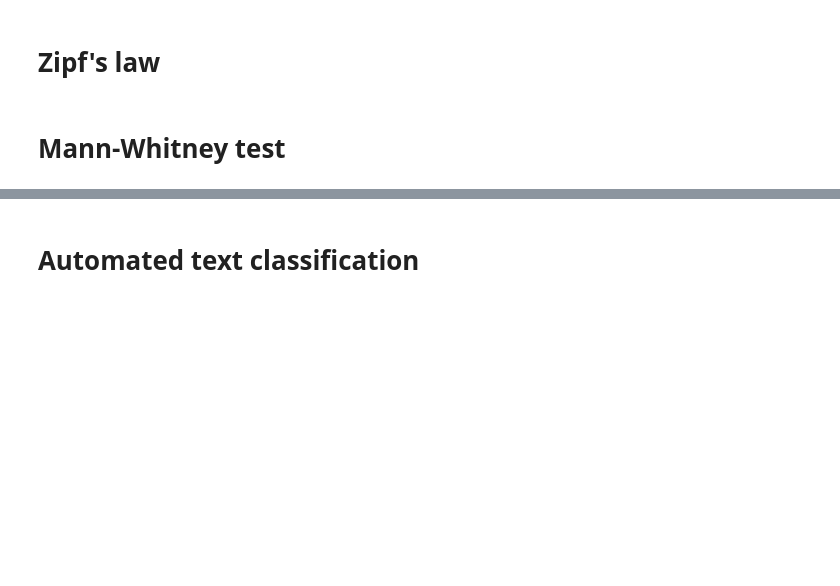
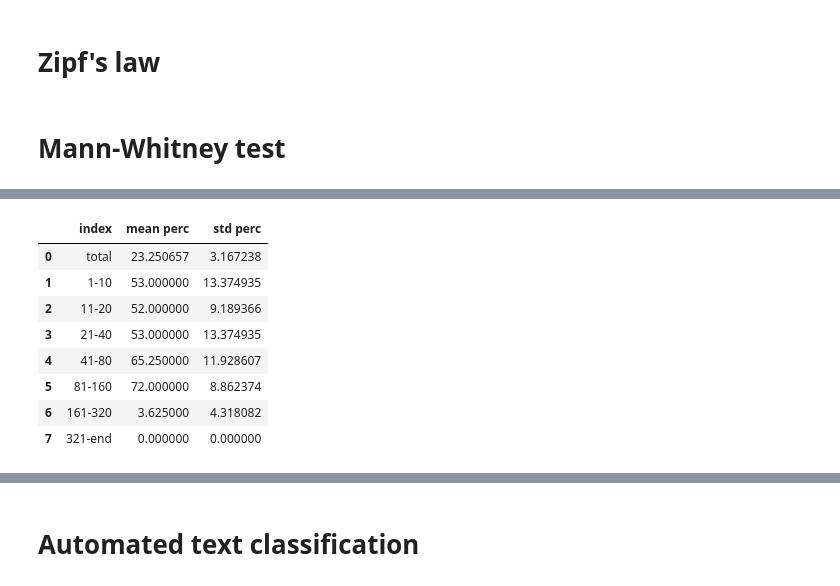
Before and after one commit to remvanthull/Thesis, a Jupyter notebook: Untitled2.ipynb, the cells around one changed output, grey strips where cells are left out. Saved outputs shown, nothing was run; the diff lists cells and outputs as text; code cells hidden in the pictures; blank space fills up the shorter version.

```diff
--- a/Untitled2.ipynb
+++ b/Untitled2.ipynb
@@ -736,0 +758,14 @@ def parameter_tests(size, start=0, times=10, n=10):
+# %%
+lmao=testing[0].reset_index()
+# %%
+lmao
+# %% [output]
+|  | index | mean perc | std perc |
+| 0 | total | 23.250657 | 3.167238 |
+| 1 | 1-10 | 53.000000 | 13.374935 |
+| 2 | 11-20 | 52.000000 | 9.189366 |
+| 3 | 21-40 | 53.000000 | 13.374935 |
+| 4 | 41-80 | 65.250000 | 11.928607 |
+| 5 | 81-160 | 72.000000 | 8.862374 |
+| 6 | 161-320 | 3.625000 | 4.318082 |
+| 7 | 321-end | 0.000000 | 0.000000 |
```
Also changed, not shown: parts of 33 cells of this notebook.
